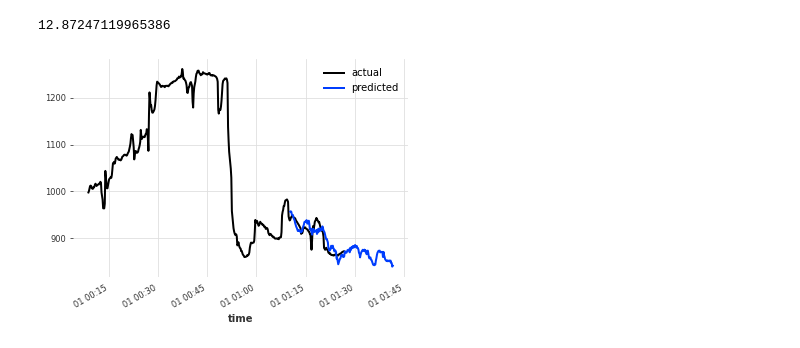
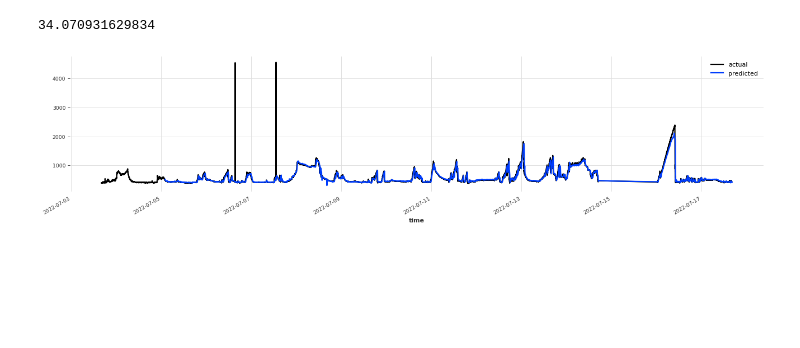
Before and after one commit to manuelbrgr/indoor-air-monitor, a Jupyter notebook: machine-learning/test-model.ipynb, the cells around one changed output. Drawn from its saved outputs; the diff is of its cells as text; code cells hidden in the pictures; blank space fills up the shorter version.

```diff
--- a/machine-learning/test-model.ipynb
+++ b/machine-learning/test-model.ipynb
@@ -37,9 +37,9 @@ def loadDataset(url):
     cols = ["timestamp", "co2", "livingroom_window_open", "livingroom_door_open", "balcony_door_open", "kitchen_window_open", "rtemperature", "rhumidity", "temperature_outdoor", "humidity_outdoor"]
     return dataset[cols].drop_duplicates(subset=['timestamp'], keep='last')
 # %%
-model_co2 = BlockRNNModel.load_model('co2_gru_90x90x50.pth.tar')
+model_co2 = BlockRNNModel.load_model('co2_gru_90x90x50_improved.pth.tar')
 # %%
-dataset = loadDataset("https://iaq-data.brgr.rocks/day.csv")
+dataset = loadDataset("https://iaq-data.brgr.rocks/full.csv")
 
 # series to predict, in this case CO2
 series_co2 = fill_missing_values(TimeSeries.from_dataframe(dataset, 'timestamp', 'co2', fill_missing_dates=True, freq="10s" ), fill='auto')
@@ -98,11 +97,14 @@ plt.legend()
 # %%
 from darts import metrics
 
-test_series_co2_part = series_co2_scaled[6530:7000]
-test_covariates_part = all_covariates_scaled[6530:7000]
+train_split = 527042
+test_end = 648002
+
+test_series_co2_part = series_co2_scaled[train_split:test_end]
+test_covariates_part = all_covariates_scaled[train_split:test_end]
 
 historical_fcast = model_co2.historical_forecasts(
- series=test_series_co2_part, past_covariates=test_covariates_part, start=0.6, forecast_horizon=90, verbose=False, retrain=False, overlap_end=True
+ series=test_series_co2_part, past_covariates=test_covariates_part, start=0.1, stride=90, verbose=False, retrain=False, overlap_end=True
 )
 
 series_co2_real = scaler.inverse_transform(test_series_co2_part)
@@ -124,8 +115,9 @@ historical_fcast_real = scaler.inverse_transform(historical_fcast)
 # %%
+plt.figure(figsize=(20, 4), dpi=80)
 series_co2_real.plot(label="actual")
 historical_fcast_real.plot(label="predicted")
 print(metrics.metrics.mae(series_co2_real, historical_fcast_real))
 # %% [output]
-12.87247119965386
+34.070931629834
-[figure, old version]
+[figure, new version]
 # %%
```
Also changed, not shown: parts of 4 cells of this notebook, 8 other files.
